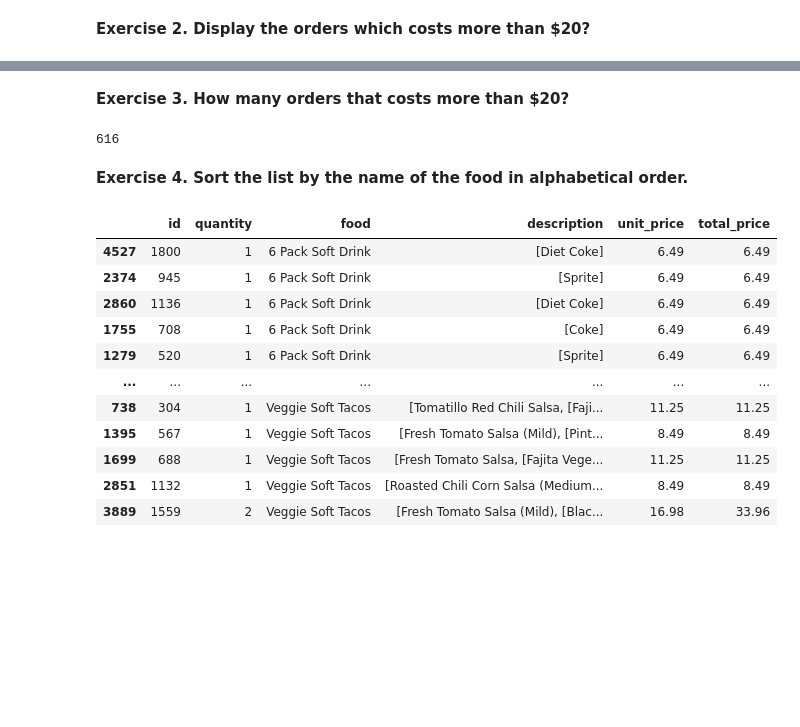
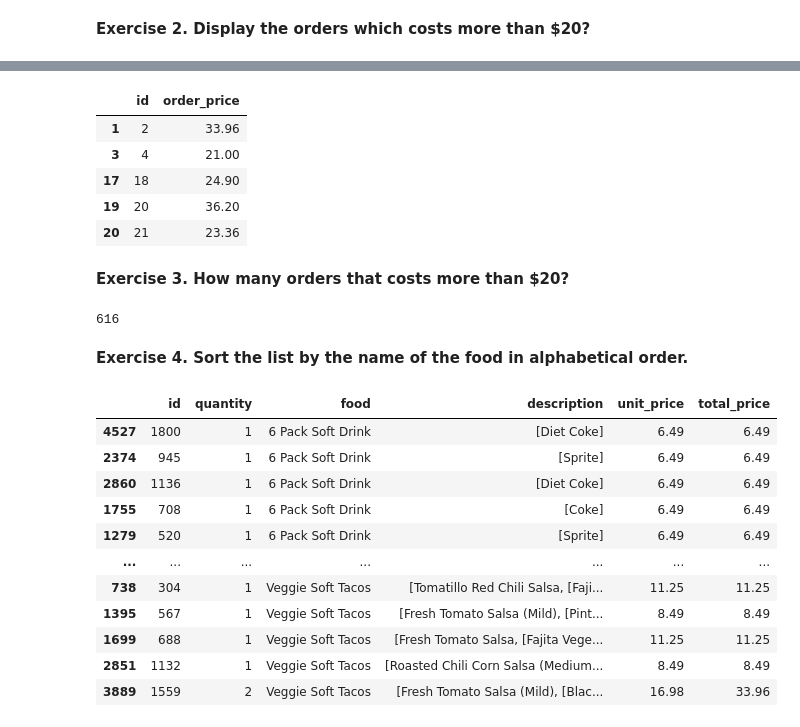
Before and after one commit to ChhailengTim/data_science_basic, a Jupyter notebook: Python_DS6/practics/Week_3_Food.ipynb, the cells around one changed output, grey strips where cells are left out. Cells and saved outputs as stored; diff of their text form; code cells hidden in the pictures; blank space fills up the shorter version.

```diff
--- a/Python_DS6/practics/Week_3_Food.ipynb
+++ b/Python_DS6/practics/Week_3_Food.ipynb
@@ -66,14 +70,23 @@ See the caveats in the documentation: https://pandas.pydata.org/pandas-docs/stab
 | 3 | 1 | 1 | Chips and Tomatillo-Green Chili S... | NaN | 2.39 | 2.39 |
 | 4 | 2 | 2 | Chicken Bowl | [Tomatillo-Red Chili Salsa (Hot),... | 16.98 | 33.96 |
 # %%
-order_price = (order_list_2[['id', 'total_price']].groupby('id', as_index=False).aggregate(order_price = ('total_price', 'sum')))
-more_than_20 = order_price[order_price['order_price']>20]
+order_price = (order_list2[['id', 'total_price']].groupby('id', as_index=False).agg(order_price = ('total_price', 'sum')))
+more_than_20 = order_price[order_price['order_price'] > 20]
+more_than_20.head()
+# %% [output]
+|  | id | order_price |
+| 1 | 2 | 33.96 |
+| 3 | 4 | 21.00 |
+| 17 | 18 | 24.90 |
+| 19 | 20 | 36.20 |
+| 20 | 21 | 23.36 |
 # %% [markdown]
 <b>Exercise 3. How many orders that costs more than $20?</b>
-# %%
-more_than_20 ['id'].nunique()
-# %% [output]
-616
+# %%
+more_than_20['id'].unique()
+more_than_20.shape[0]
+# %% [output]
+616
 # %% [markdown]
 <b>Exercise 4. Sort the list by the name of the food in alphabetical order.</b>
 # %%
```
Also changed, not shown: parts of 14 cells of this notebook.
